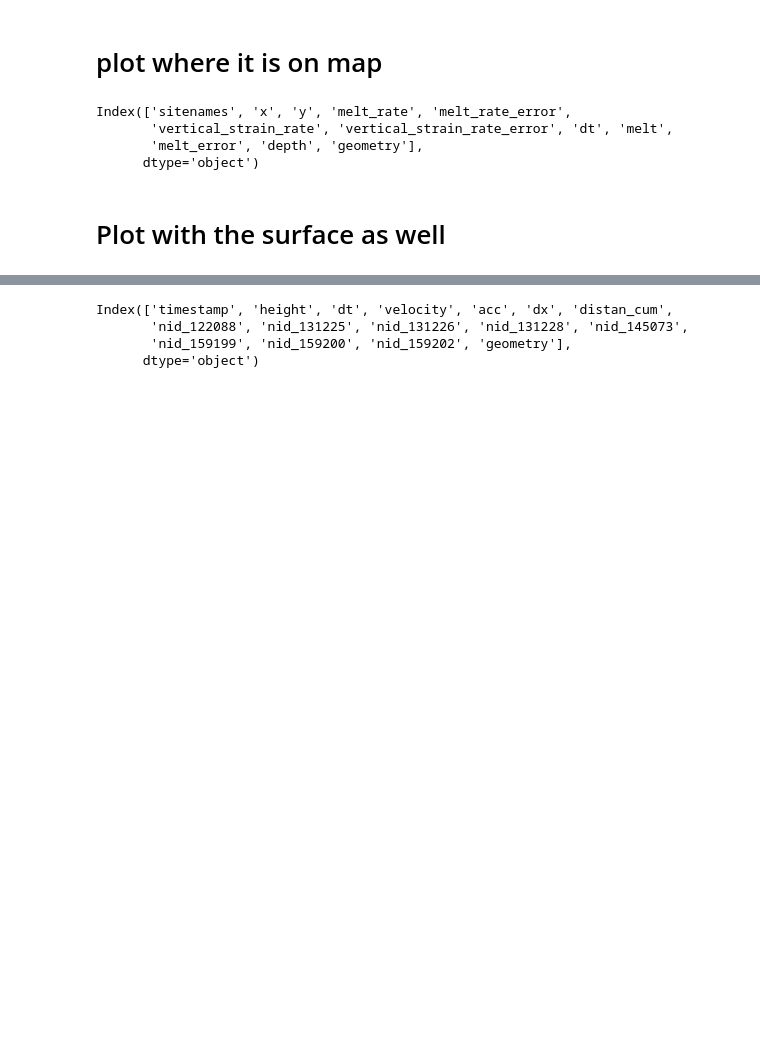
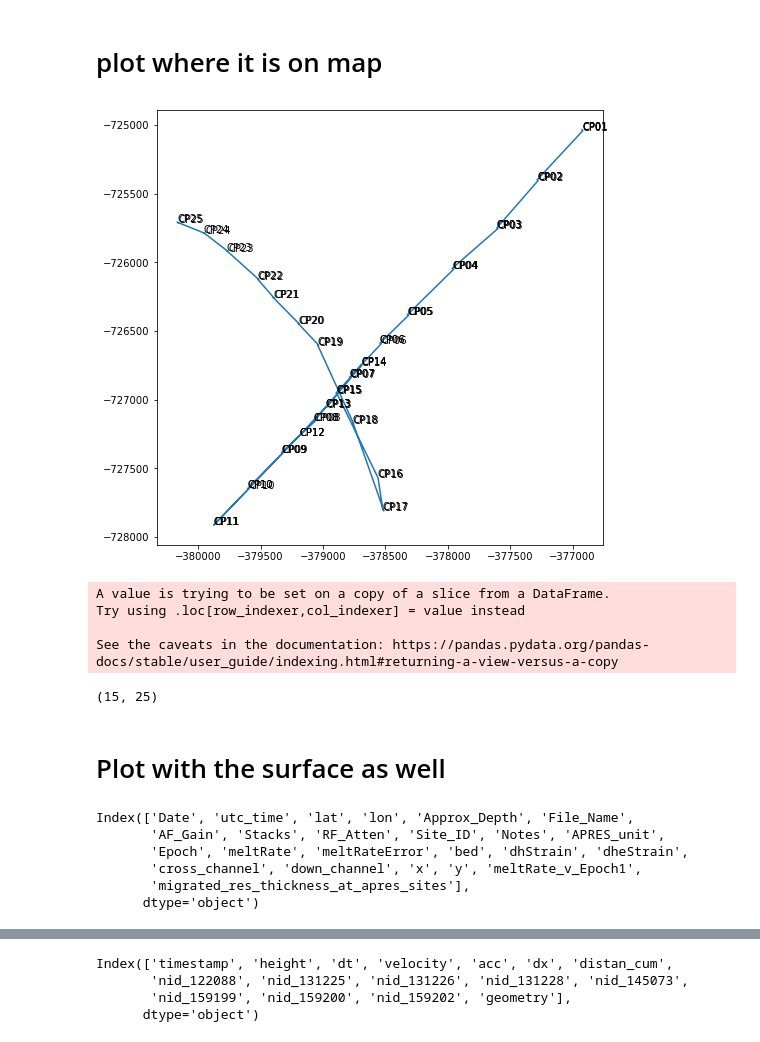
Before and after one commit to arrran/PhD_data_chapter, a Jupyter notebook: Jupyter/PLOTS/data_paper/09_plot_apres_melt.ipynb, the cells around one changed output, grey strips where cells are left out. Drawn from its saved outputs; the diff is of its cells as text; code cells hidden in the pictures; blank space fills up the shorter version.

Commit message:
lockdown, trying to get iterator going

```diff
--- a/Jupyter/PLOTS/data_paper/09_plot_apres_melt.ipynb
+++ b/Jupyter/PLOTS/data_paper/09_plot_apres_melt.ipynb
@@ -28,5 +30,7 @@ import rasterio.mask
 # %%
-df = pd.read_csv('/Users/home/whitefar/CODE/apres/KIS2_ApresResults.csv')
-df = df.sort_values('x')
-points = [Point(xy) for xy in zip(df.x,df.y) ]
-gdf = gpd.GeoDataFrame(df,geometry=points,crs=3031)
+# df = pd.read_csv('/Users/home/whitefar/CODE/apres/KIS2_ApresResults.csv')
+df = pd.read_csv('/Users/home/whitefar/DATA/ApRES/kis2_meltrates.csv')
+df['meltRate'] = df.meltRate_v_Epoch1
+# df = df.sort_values('x')
+# points = [Point(xy) for xy in zip(df.x,df.y) ]
+# gdf = gpd.GeoDataFrame(df,geometry=points,crs=3031)
@@ -102,7 +55,0 @@ Index(['sitenames', 'x', 'y', 'melt_rate', 'melt_rate_error',
-# %%
-gdf.keys()
-# %% [output]
-Index(['sitenames', 'x', 'y', 'melt_rate', 'melt_rate_error',
-       'vertical_strain_rate', 'vertical_strain_rate_error', 'dt', 'melt',
-       'melt_error', 'depth', 'geometry'],
-      dtype='object')
@@ -134,0 +56,8 @@ Index(['sitenames', 'x', 'y', 'melt_rate', 'melt_rate_error',
+# %%
+plt.figure(figsize=(8,8))
+plt.plot(df.x,df.y)
+for i in range(df.shape[0]):
+    plt.annotate(df.Site_ID.tolist()[i],list(zip(df.x,df.y))[i])
+plt.show()
+# %% [output]
+[figure, added]
@@ -134,0 +71,9 @@ Index(['sitenames', 'x', 'y', 'melt_rate', 'melt_rate_error',
+# %%
+fresbedcross = interpolate.interp1d(res_bed_cross.x,res_bed_cross.ice_thickn)
+gdfcc['res_thickn'] = fresbedcross(gdfcc.x-15)
+gdfcc.loc[:,['Site_ID','res_thickn']].to_csv('/Users/home/whitefar/DATA/ApRES/migrated_res_thickness_at_apres_sites.csv')
+# %% [output]
+A value is trying to be set on a copy of a slice from a DataFrame.
+Try using .loc[row_indexer,col_indexer] = value instead
+
+See the caveats in the documentation: https://pandas.pydata.org/pandas-docs/stable/user_guide/indexing.html#returning-a-view-versus-a-copy
@@ -135,2 +86,15 @@ Index(['sitenames', 'x', 'y', 'melt_rate', 'melt_rate_error',
+# %%
+gdfcc.shape
+# %% [output]
+(15, 25)
 # %% [markdown]
 # Plot with the surface as well
+# %%
+df.keys()
+# %% [output]
+Index(['Date', 'utc_time', 'lat', 'lon', 'Approx_Depth', 'File_Name',
+       'AF_Gain', 'Stacks', 'RF_Atten', 'Site_ID', 'Notes', 'APRES_unit',
+       'Epoch', 'meltRate', 'meltRateError', 'bed', 'dhStrain', 'dheStrain',
+       'cross_channel', 'down_channel', 'x', 'y', 'meltRate_v_Epoch1',
+       'migrated_res_thickness_at_apres_sites'],
+      dtype='object')
```
Also changed, not shown: parts of 27 cells of this notebook, 11 other files.
